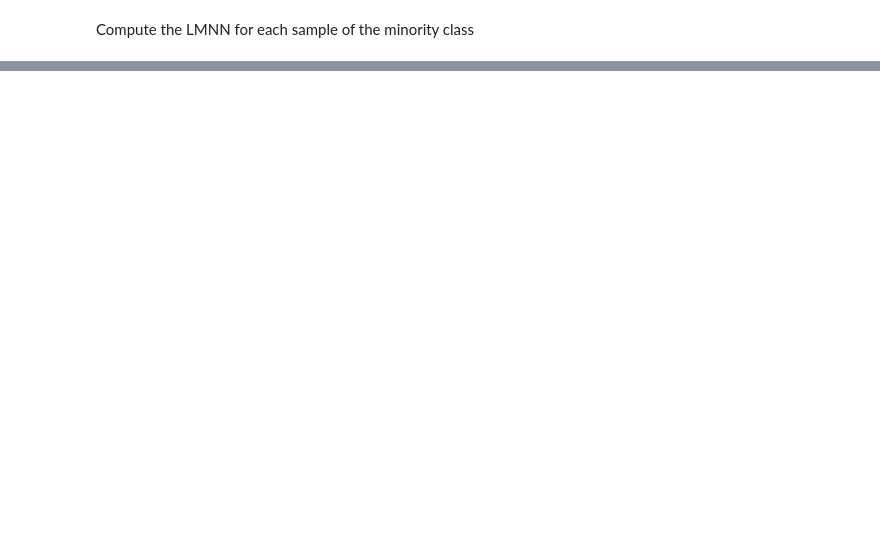
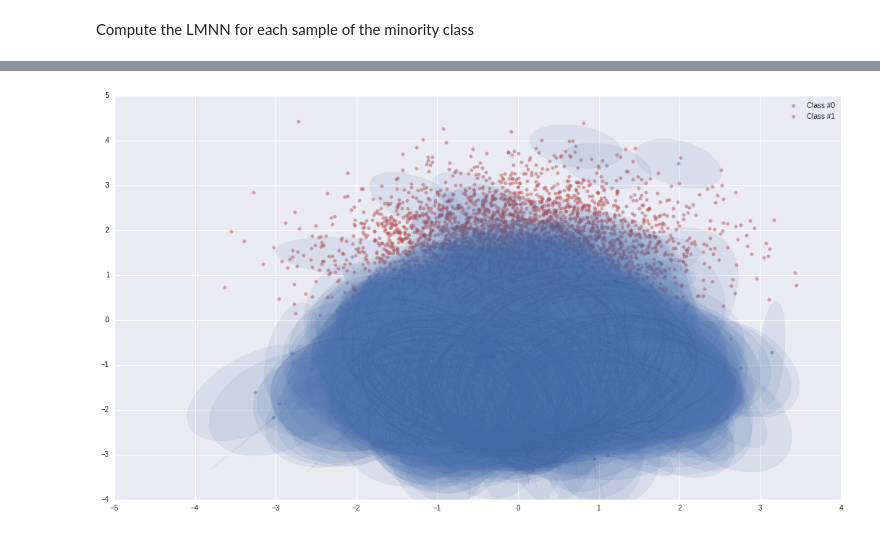
Before and after one commit to I2Cvb/prostate, a Jupyter notebook: notebook/imbalancing-thinkbook.ipynb, the cells around one changed output, grey strips where cells are left out. Saved outputs shown, nothing was run; the diff lists cells and outputs as text; code cells hidden in the pictures; blank space fills up the shorter version.

```diff
--- a/notebook/imbalancing-thinkbook.ipynb
+++ b/notebook/imbalancing-thinkbook.ipynb
@@ -106 +158,17 @@ a.fit(x,y)
+# %%
+# Plot the data
+plt.figure(figsize=(18,10))
+plt.scatter(x[y==0, 0], x[y==0, 1], label="Class #0", alpha=0.5,
+            edgecolor=almost_black, facecolor=palette[0], linewidth=0.15)
+plt.scatter(x[y==1, 0], x[y==1, 1], label="Class #1", alpha=0.5,
+            edgecolor=almost_black, facecolor=palette[2], linewidth=0.15)
+
+# For each data, let's plot some elippse
+for cm, s in zip(cov_mat, x[idx_min_class]):
+    plot_cov_ellipse(cm, s, nstd=1)
+
+plt.legend()
+plt.show()
+# %% [output]
+[figure, added]
 # %%
```
Also changed, not shown: parts of 7 cells of this notebook.
